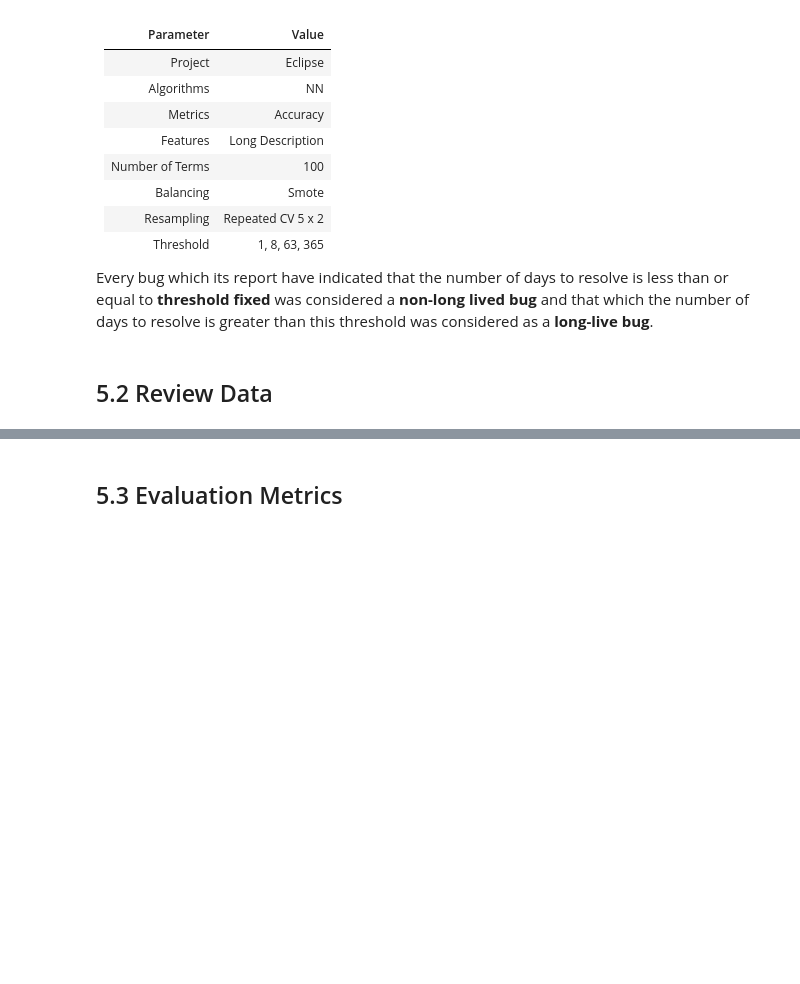
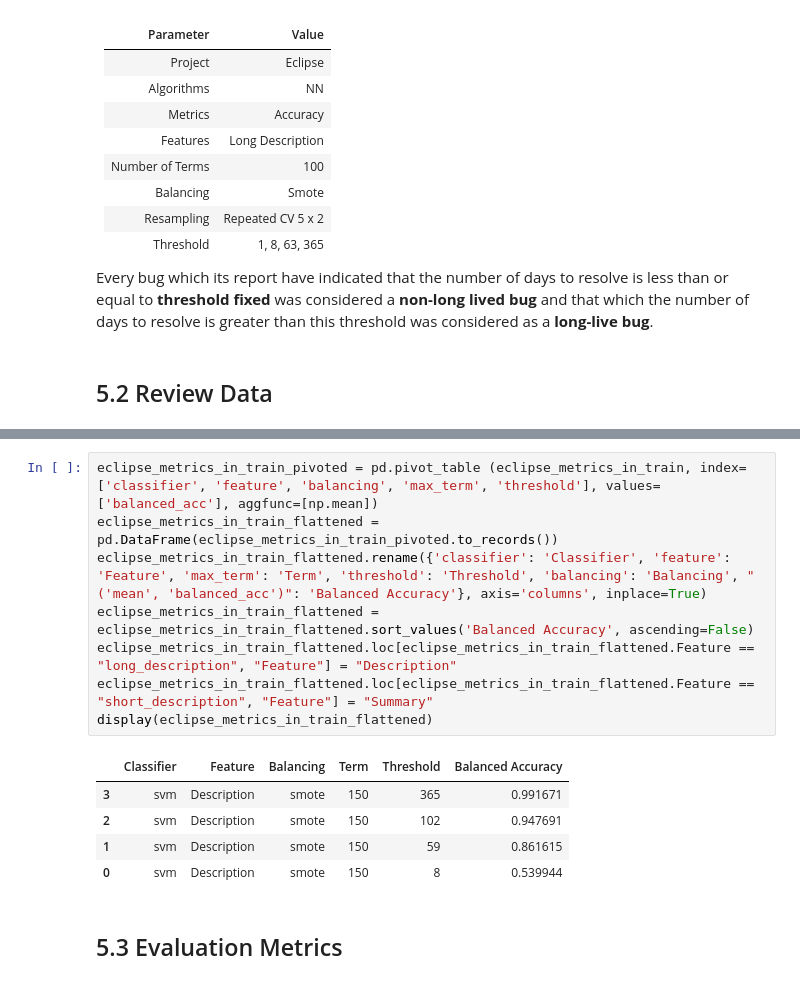
Before and after one commit to gomesluiz/long-lived-bug-predictor, a Jupyter notebook: notebooks/20200912_long_lived_prediction_rq4_data_analysis.ipynb, the cells around one changed output, grey strips where cells are left out. Saved outputs shown, nothing was run; the diff lists cells and outputs as text; blank space fills up the shorter version.

```diff
--- a/notebooks/20200912_long_lived_prediction_rq4_data_analysis.ipynb
+++ b/notebooks/20200912_long_lived_prediction_rq4_data_analysis.ipynb
@@ -503,3 +520,17 @@ eclipse_metrics_in_train
+# %%
+eclipse_metrics_in_train_pivoted = pd.pivot_table (eclipse_metrics_in_train, index=['classifier', 'feature', 'balancing', 'max_term', 'threshold'], values=['balanced_acc'], aggfunc=[np.mean])
+eclipse_metrics_in_train_flattened = pd.DataFrame(eclipse_metrics_in_train_pivoted.to_records())
+eclipse_metrics_in_train_flattened.rename({'classifier': 'Classifier', 'feature': 'Feature', 'max_term': 'Term', 'threshold': 'Threshold', 'balancing': 'Balancing', "('mean', 'balanced_acc')": 'Balanced Accuracy'}, axis='columns', inplace=True)
+eclipse_metrics_in_train_flattened = eclipse_metrics_in_train_flattened.sort_values('Balanced Accuracy', ascending=False)
+eclipse_metrics_in_train_flattened.loc[eclipse_metrics_in_train_flattened.Feature == "long_description", "Feature"] = "Description"
+eclipse_metrics_in_train_flattened.loc[eclipse_metrics_in_train_flattened.Feature == "short_description", "Feature"] = "Summary"
+display(eclipse_metrics_in_train_flattened)
+# %% [output]
+|  | Classifier | Feature | Balancing | Term | Threshold | Balanced Accuracy |
+| 3 | svm | Description | smote | 150 | 365 | 0.991671 |
+| 2 | svm | Description | smote | 150 | 102 | 0.947691 |
+| 1 | svm | Description | smote | 150 | 59 | 0.861615 |
+| 0 | svm | Description | smote | 150 | 8 | 0.539944 |
 # %% [markdown]
 ## 5.3 Evaluation Metrics
 # %%
```
Also changed, not shown: parts of 3 cells of this notebook, 1 other file.
